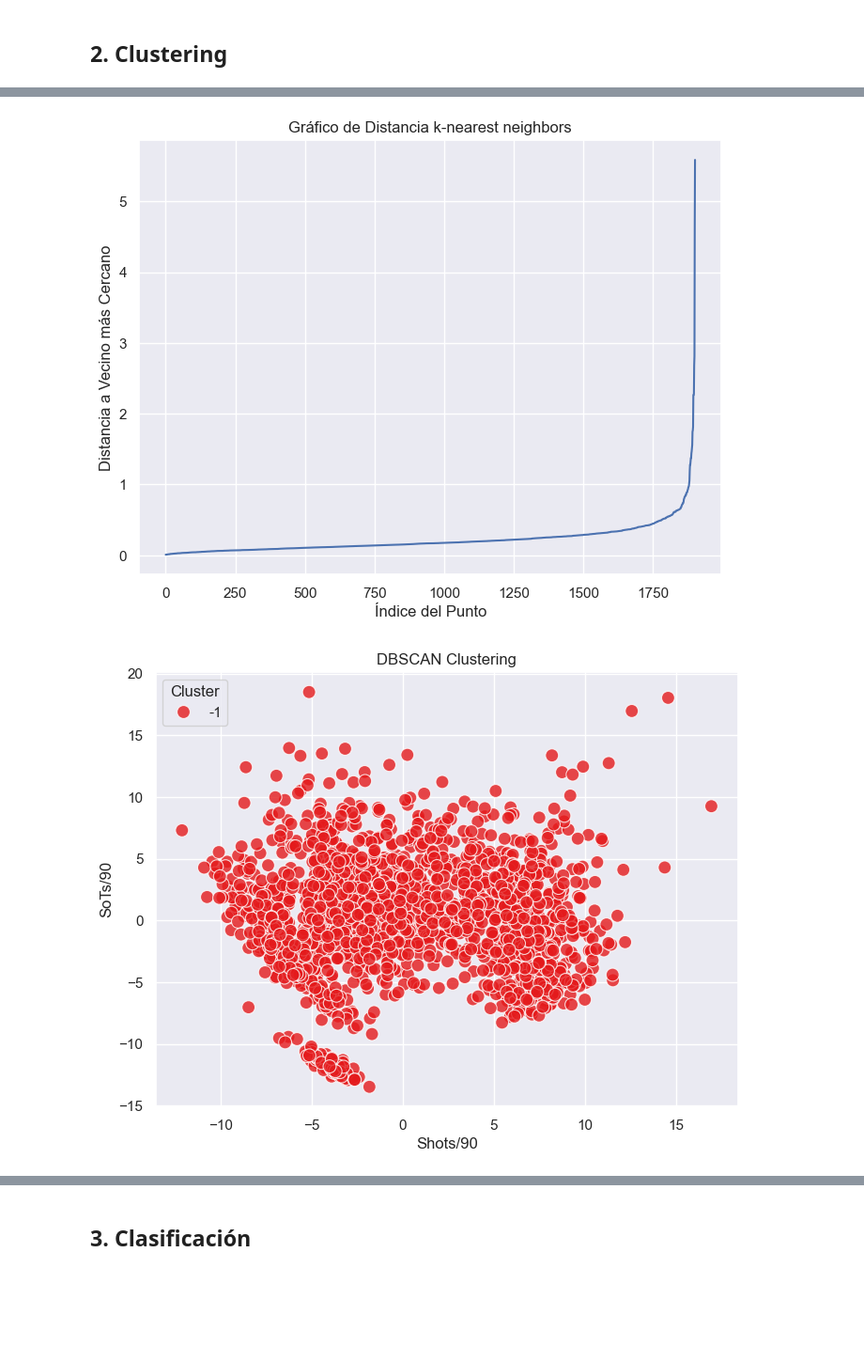
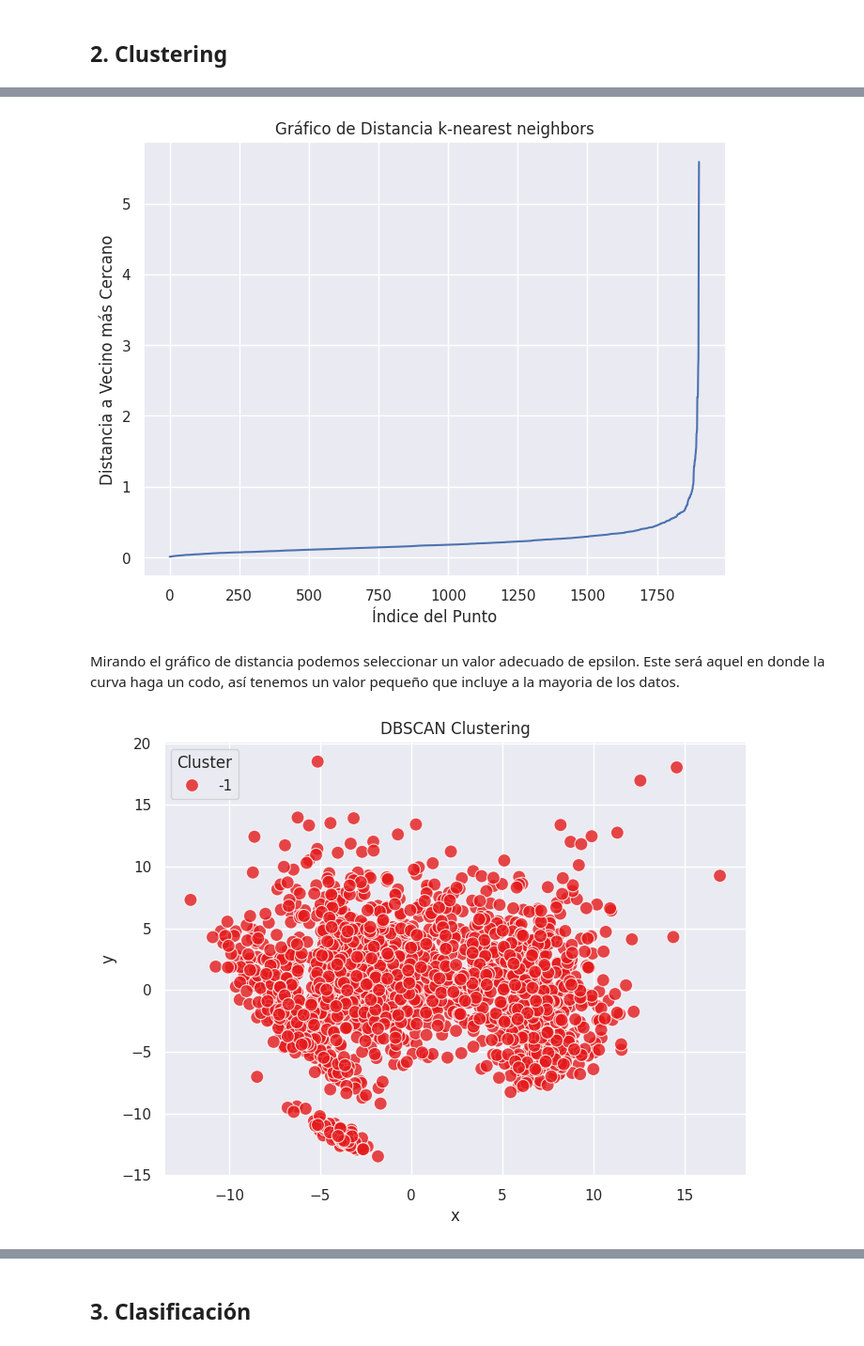
Before and after one commit to joacokoif/tp2_fulbo_ldd, a Jupyter notebook: tp2_LDD_Futbol_Analytics.ipynb, the cells around one changed output, grey strips where cells are left out. Shown at 94% size. Saved outputs shown, nothing was run; the diff lists cells and outputs as text; code cells hidden in the pictures; blank space fills up the shorter version.

```diff
--- a/tp2_LDD_Futbol_Analytics.ipynb
+++ b/tp2_LDD_Futbol_Analytics.ipynb
@@ -171,27 +167,16 @@ plt.show()
 # %%
-# (d) Repetir el agrupamiento utilizando DBSCAN. ¿C´omo eligir´ıan en este caso un valor de ε apropiado?
+# (d) Repetir el agrupamiento utilizando DBSCAN. ¿C´omo eligirían en este caso un valor de ε apropiado?
 
-#variables_numericas = ['Ast/90', 'PassRec%']# vuelvo a agarrar las dos variables de antes
-
-scaler = StandardScaler()
-df_scaled = scaler.fit_transform(data_num) # escalo los datos
-
-pca = PCA(n_components=2)
-componentes_principales = pca.fit_transform(df_scaled) # le aplico PCA
-
-df_pca = pd.DataFrame(data=componentes_principales, columns=['Shots/90', 'SoTs/90']) # me genero un nuevo DataFrame con las componentes principales
-
-# calculo el gráfico de distancia k-nearest neighbors
+# Calcular el gráfico de distancia k-nearest neighbors
 nn = NearestNeighbors(n_neighbors=2)
 nn.fit(df_pca)
 
-
-# ordeno de menor a mayor las distancias
+# Ordenar de menor a mayor las distancias
 distances, _ = nn.kneighbors(df_pca)
 distances = distances[:,1]
 distances = np.sort(distances, axis=0)
 
-# grafico el gráfico de distancia k-nearest neighbors
+# Graficar
 plt.figure(figsize=(8, 6))
 plt.plot(distances)
 plt.title('Gráfico de Distancia k-nearest neighbors')
@@ -200,22 +185,23 @@ plt.ylabel('Distancia a Vecino más Cercano')
 plt.grid(True)
 plt.show()
 # %% [output]
-[figure, old version]
+[figure, new version]
+# %% [markdown]
+Mirando el gráfico de distancia podemos seleccionar un valor adecuado de epsilon. Este será aquel en donde la curva haga un codo, así tenemos un valor pequeño que incluye a la mayoria de los datos.
 # %%
-# me baso en el gráfico de distancia para seleccionar un valor de epsilon
-# elijo el eps donde la curva hace un codo, asi tenemos un valor pequeño que incluye a la mayoria de los datos.
-epsilon = 0.75  # Ajustar según el gráfico de distancia
+epsilon = 0.75   # Epsilon elegido según gráfico
 
-# aplico DBSCAN
-dbscan = DBSCAN(eps=epsilon, min_samples=2)  # ajusto min_samples según tus datos
+# Calcular DBSCAN
+dbscan = DBSCAN(eps=epsilon, min_samples=2)
 df_pca['Cluster'] = dbscan.fit_predict(df_scaled)
 
+# Graficar
 plt.figure(figsize=(8, 6))
 sns.scatterplot(x='Shots/90', y='SoTs/90', hue='Cluster', data=df_pca, s=100, palette='Set1', alpha=0.8, legend='full')
 plt.title('DBSCAN Clustering')
-plt.xlabel('Shots/90')
-plt.ylabel('SoTs/90')
+plt.xlabel('x')
+plt.ylabel('y')
 plt.grid(True)
 plt.show()
 # %% [output]
-[figure, old version]
+[figure, new version]
```
Also changed, not shown: parts of 16 cells of this notebook.
